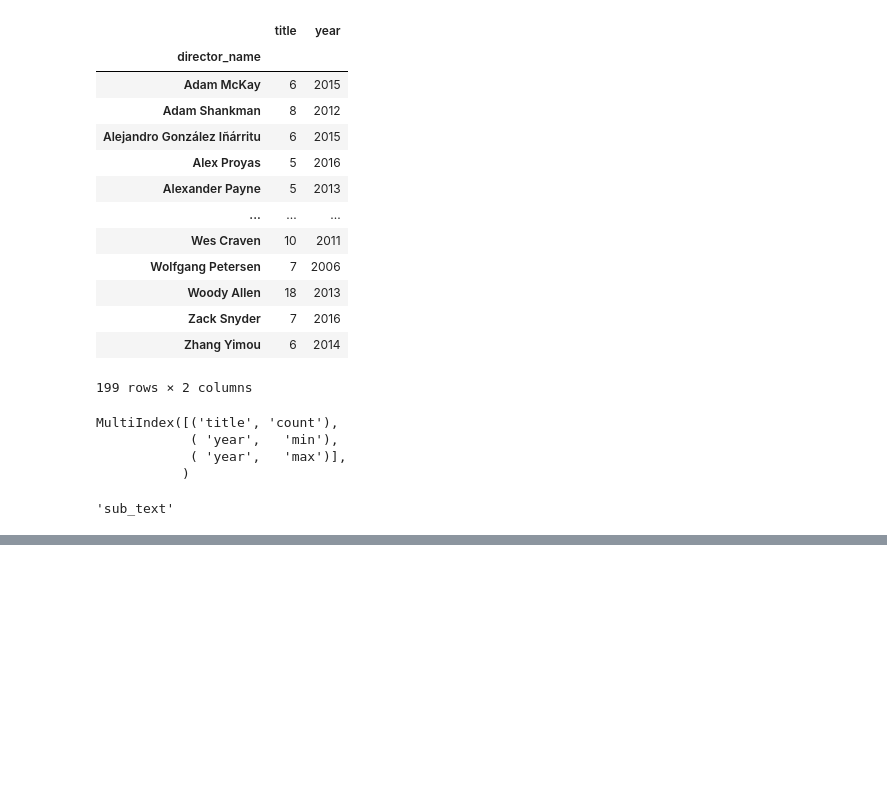
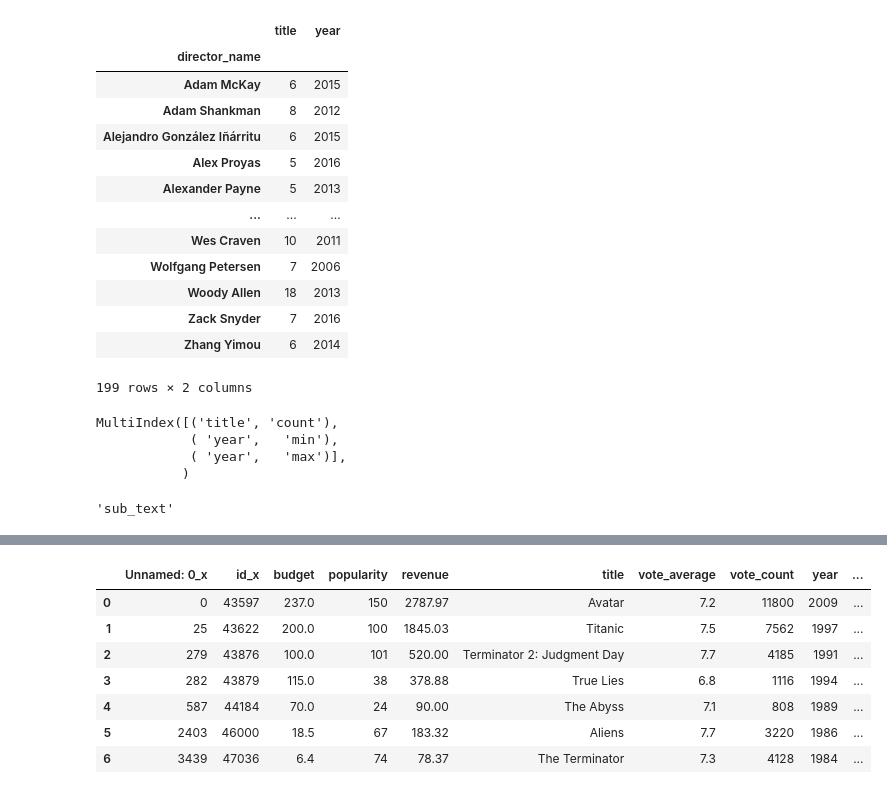
Before and after one commit to rprakashiyer/Python, a Jupyter notebook: pandas_04.ipynb, the cells around one changed output, grey strips where cells are left out. Cells and saved outputs as stored; diff of their text form; code cells hidden in the pictures; blank space fills up the shorter version.

```diff
--- a/pandas_04.ipynb
+++ b/pandas_04.ipynb
@@ -764,0 +887,11 @@ s = ("sub","text")
+# %%
+df_high_budget_dir[df_high_budget_dir["director_name"]=="James Cameron"]
+# %% [output]
+|  | Unnamed: 0_x | id_x | budget | popularity | revenue | title | vote_average | vote_count | year | ... |
+| 0 | 0 | 43597 | 237.0 | 150 | 2787.97 | Avatar | 7.2 | 11800 | 2009 | ... |
+| 1 | 25 | 43622 | 200.0 | 100 | 1845.03 | Titanic | 7.5 | 7562 | 1997 | ... |
+| 2 | 279 | 43876 | 100.0 | 101 | 520.00 | Terminator 2: Judgment Day | 7.7 | 4185 | 1991 | ... |
+| 3 | 282 | 43879 | 115.0 | 38 | 378.88 | True Lies | 6.8 | 1116 | 1994 | ... |
+| 4 | 587 | 44184 | 70.0 | 24 | 90.00 | The Abyss | 7.1 | 808 | 1989 | ... |
+| 5 | 2403 | 46000 | 18.5 | 67 | 183.32 | Aliens | 7.7 | 3220 | 1986 | ... |
+| 6 | 3439 | 47036 | 6.4 | 74 | 78.37 | The Terminator | 7.3 | 4128 | 1984 | ... |
```
Also changed, not shown: parts of 16 cells of this notebook.
